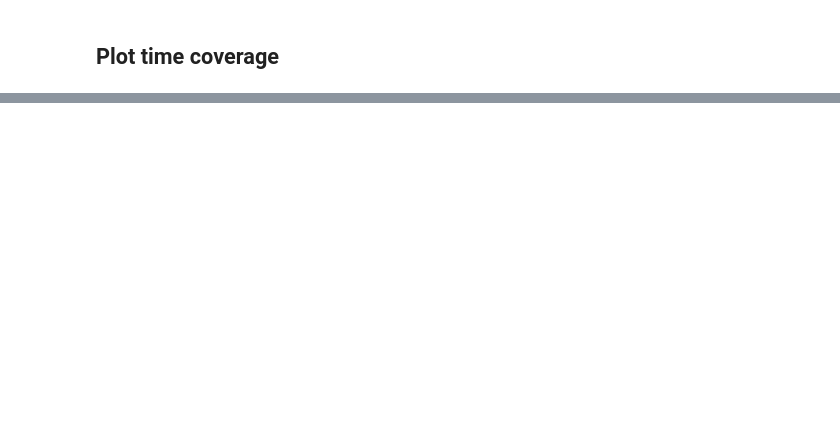
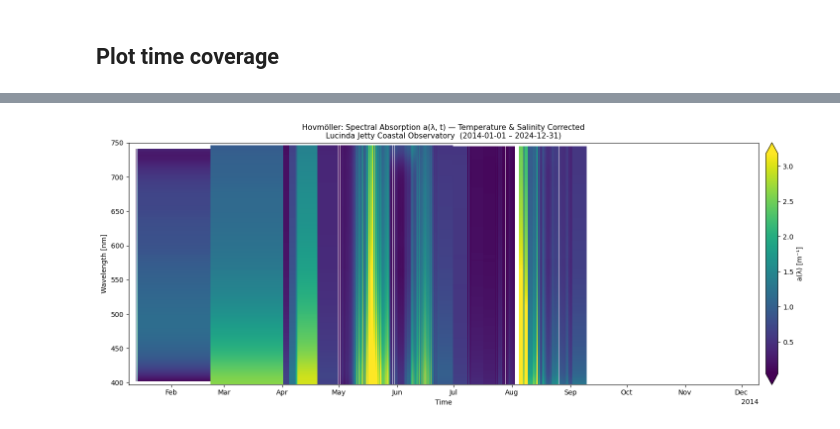
Before and after one commit to aodn/aodn_cloud_optimised, a Jupyter notebook: notebooks/station_lucinda_jetty_daily_wetlabs_acs.ipynb, the cells around one changed output, grey strips where cells are left out. Drawn from its saved outputs; the diff is of its cells as text; code cells hidden in the pictures; blank space fills up the shorter version.

```diff
--- a/notebooks/station_lucinda_jetty_daily_wetlabs_acs.ipynb
+++ b/notebooks/station_lucinda_jetty_daily_wetlabs_acs.ipynb
@@ -88,0 +147,38 @@ time_series_df = aodn_dataset.plot_gridded_variable(var_name='analysed_sst',
+# %%
+import numpy as np
+import matplotlib.pyplot as plt
+
+xds = aodn_dataset.zarr_store
+
+# --- User parameters ---
+DATE_START = '2014-01-01'
+DATE_END   = '2024-12-31'
+# -----------------------
+
+ds_sub = xds.sel(TIME=slice(DATE_START, DATE_END))
+
+# Daily data: no resample needed — use directly
+# mask days with zero observations
+n_obs  = ds_sub['tsc_data_a_num_obs'].values          # shape: (TIME,)
+a_da   = ds_sub['tsc_data_a'].where(ds_sub['tsc_data_a_num_obs'] > 0)
+
+fig, ax = plt.subplots(figsize=(16, 6))
+a_da.plot(
+    x='TIME',
+    y='WAVELENGTH_a',
+    cmap='viridis',
+    robust=True,
+    ax=ax,
+    cbar_kwargs={'label': 'a(λ) [m⁻¹]', 'pad': 0.01},
+)
+ax.set_xlabel('Time')
+ax.set_ylabel('Wavelength [nm]')
+ax.set_title(
+    f'Hovmöller: Spectral Absorption a(λ, t) — Temperature & Salinity Corrected\n'
+    f'Lucinda Jetty Coastal Observatory  ({DATE_START} – {DATE_END})',
+    fontsize=11,
+)
+plt.tight_layout()
+plt.show()
+# %% [output]
+[figure, added]
```
Also changed, not shown: parts of 18 cells of this notebook, 7 other files.
